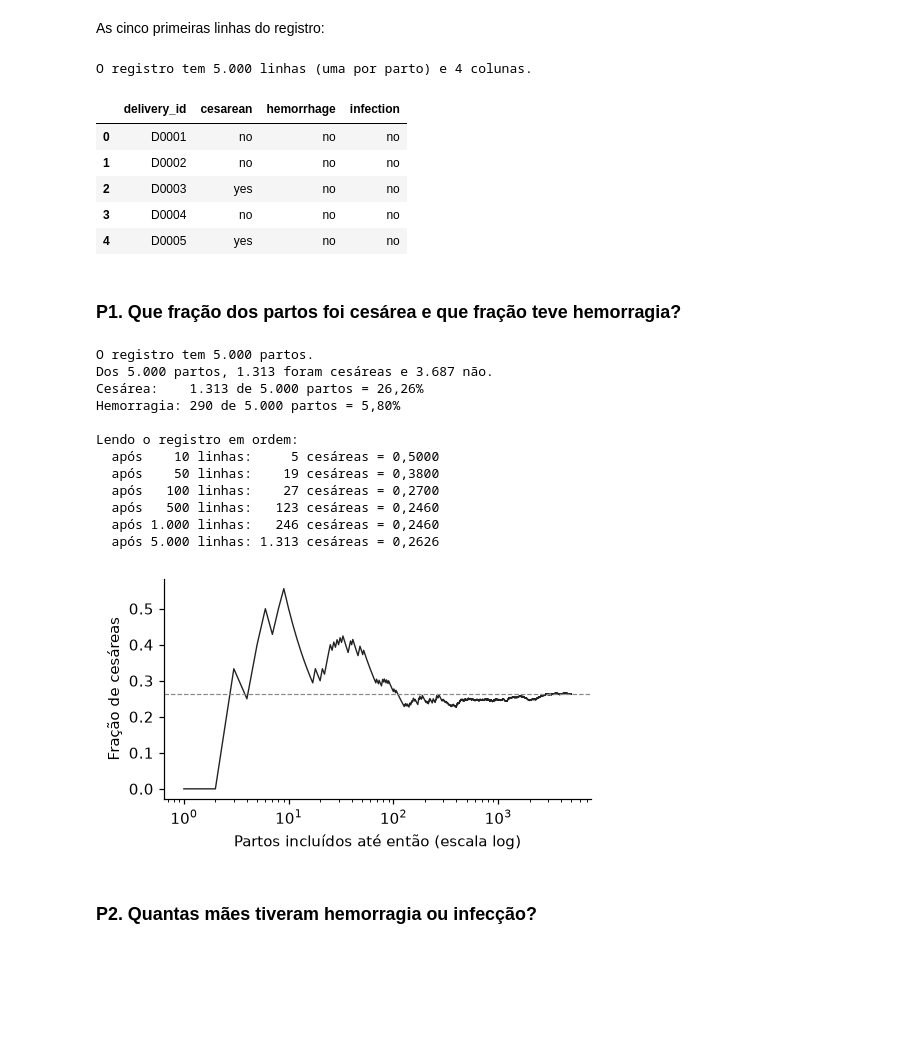
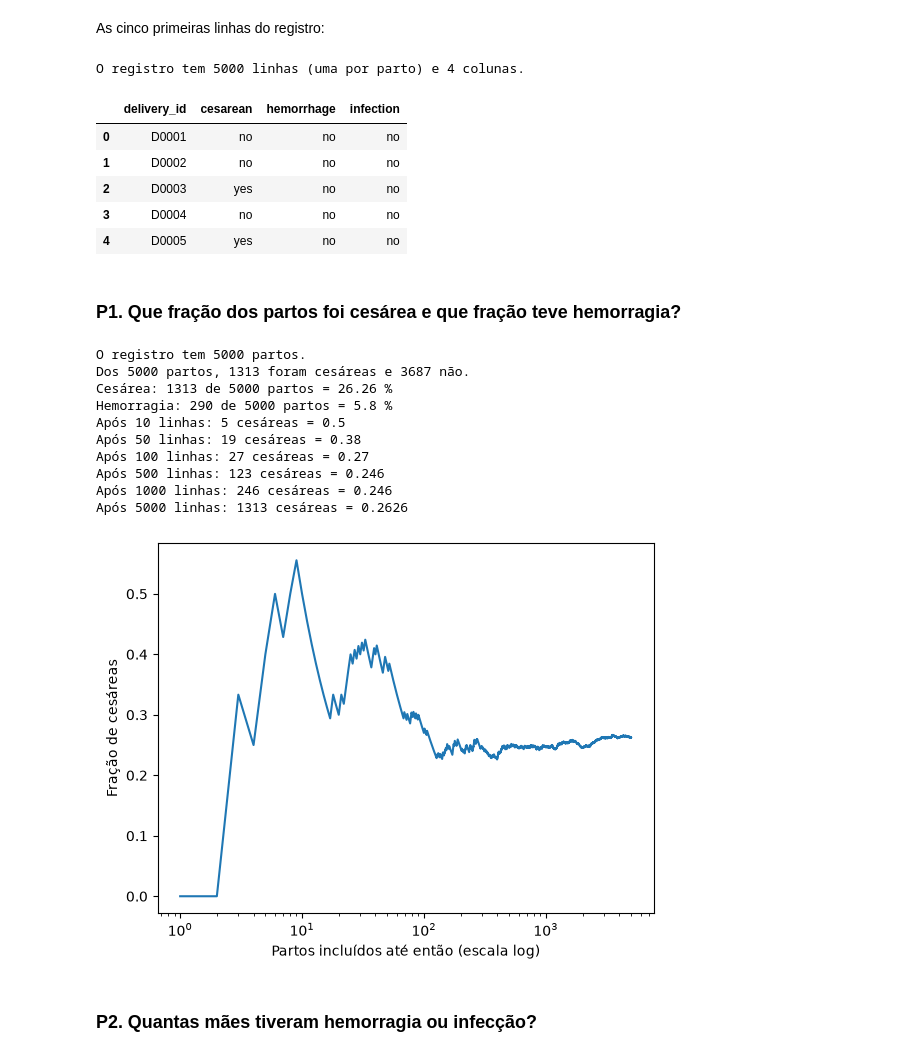
Before and after one commit to marcelosilva2604/data-science-ml-ai-in-health-volume-1-pt, a Jupyter notebook: chapters/ch11/ch11_probabilidade_pt.ipynb, the cells around one changed output. Drawn from its saved outputs; the diff is of its cells as text; code cells hidden in the pictures; blank space fills up the shorter version.

Commit message:
Chapter 11 notebook: beginner-friendly Python (plain print and round, no helper functions or f-strings)
Co-Authored-By: Claude Sonnet 5.5 <noreply@anthropic.com>

```diff
--- a/chapters/ch11/ch11_probabilidade_pt.ipynb
+++ b/chapters/ch11/ch11_probabilidade_pt.ipynb
@@ -16,10 +16,10 @@ import pandas as pd
 
 register = pd.read_csv("data/deliveries.csv")
 rows, columns = register.shape
-print(f"O registro tem {rows:,} linhas (uma por parto) e {columns} colunas.".replace(",", "."))
+print("O registro tem", rows, "linhas (uma por parto) e", columns, "colunas.")
 register.head()
 # %% [output]
-O registro tem 5.000 linhas (uma por parto) e 4 colunas.
+O registro tem 5000 linhas (uma por parto) e 4 colunas.
 |  | delivery_id | cesarean | hemorrhage | infection |
 | 0 | D0001 | no | no | no |
 | 1 | D0002 | no | no | no |
@@ -31,55 +31,49 @@ O registro tem 5.000 linhas (uma por parto) e 4 colunas.
 # %%
 import pandas as pd
 
 df = pd.read_csv("data/deliveries.csv")
 
-def num(x): return f"{x:,}".replace(",", ".")                 # 5.000
-def dec(x, d=4): return f"{x:.{d}f}".replace(".", ",")       # 0,0663
-def pct(x): return f"{x:.2%}".replace(".", ",")              # 26,26%
-
 # 1. Pegar todas as linhas: cada linha é um parto
 n = len(df)
-print(f"O registro tem {num(n)} partos.")
+print("O registro tem", n, "partos.")
 
 # 2. Em cada linha, olhar a coluna: está "yes"?
-C = df["cesarean"] == "yes"
+C = df["cesarean"] == "yes"        # True para cada parto cesárea
 H = df["hemorrhage"] == "yes"
 I = df["infection"] == "yes"
-n_c, n_h = int(C.sum()), int(H.sum())
-print(f"Dos {num(n)} partos, {num(n_c)} foram cesáreas e {num(n - n_c)} não.")
+n_cesarean = C.sum()
+print("Dos", n, "partos,", n_cesarean, "foram cesáreas e", n - n_cesarean, "não.")
 
 # 3. Contar as linhas "yes" e dividir por todas as linhas
-print(f"Cesárea:    {num(n_c)} de {num(n)} partos = {pct(n_c / n)}")
-print(f"Hemorragia: {num(n_h)} de {num(n)} partos = {pct(n_h / n)}")
+n_hemorrhage = H.sum()
+print("Cesárea:", n_cesarean, "de", n, "partos =", round(100 * n_cesarean / n, 2), "%")
+print("Hemorragia:", n_hemorrhage, "de", n, "partos =", round(100 * n_hemorrhage / n, 2), "%")
 
 # 4. Ler o registro em ordem: a fração de cesáreas se estabiliza?
-running = C.cumsum() / range(1, n + 1)      # cesáreas até agora / linhas lidas até agora
-print("\nLendo o registro em ordem:")
-for k in (10, 50, 100, 500, 1000, 5000):
-    print(f"  após {num(k):>5} linhas: {num(int(C.iloc[:k].sum())):>5} cesáreas = {dec(running.iloc[k - 1])}")
+for k in [10, 50, 100, 500, 1000, 5000]:
+    first_k = C.iloc[:k]           # as k primeiras linhas
+    print("Após", k, "linhas:", first_k.sum(), "cesáreas =", round(first_k.mean(), 4))
 
 import matplotlib.pyplot as plt
 
-plt.rcParams.update({"figure.dpi": 110, "axes.spines.top": False, "axes.spines.right": False})
-fig, ax = plt.subplots(figsize=(5, 2.6))
-ax.plot(range(1, n + 1), running, color="#222222", linewidth=.9)
-ax.axhline(C.mean(), color="#8a8a8a", linewidth=.8, linestyle="--")
-ax.set(xscale="log", xlabel="Partos incluídos até então (escala log)", ylabel="Fração de cesáreas")
+running = C.expanding().mean()        # fração de cesáreas entre as linhas lidas até agora
+plt.plot(range(1, n + 1), running)
+plt.xscale("log")
+plt.xlabel("Partos incluídos até então (escala log)")
+plt.ylabel("Fração de cesáreas")
 plt.show()
 # %% [output]
-O registro tem 5.000 partos.
-Dos 5.000 partos, 1.313 foram cesáreas e 3.687 não.
-Cesárea:    1.313 de 5.000 partos = 26,26%
-Hemorragia: 290 de 5.000 partos = 5,80%
-
-Lendo o registro em ordem:
-  após    10 linhas:     5 cesáreas = 0,5000
-  após    50 linhas:    19 cesáreas = 0,3800
-  após   100 linhas:    27 cesáreas = 0,2700
-  após   500 linhas:   123 cesáreas = 0,2460
-  após 1.000 linhas:   246 cesáreas = 0,2460
-  após 5.000 linhas: 1.313 cesáreas = 0,2626
+O registro tem 5000 partos.
+Dos 5000 partos, 1313 foram cesáreas e 3687 não.
+Cesárea: 1313 de 5000 partos = 26.26 %
+Hemorragia: 290 de 5000 partos = 5.8 %
+Após 10 linhas: 5 cesáreas = 0.5
+Após 50 linhas: 19 cesáreas = 0.38
+Após 100 linhas: 27 cesáreas = 0.27
+Após 500 linhas: 123 cesáreas = 0.246
+Após 1000 linhas: 246 cesáreas = 0.246
+Após 5000 linhas: 1313 cesáreas = 0.2626
-[figure, old version]
+[figure, new version]
 # %% [markdown]
 ### P2. Quantas mães tiveram hemorragia ou infecção?
 # %%
```
Also changed, not shown: parts of 20 cells of this notebook, 4 other files.
